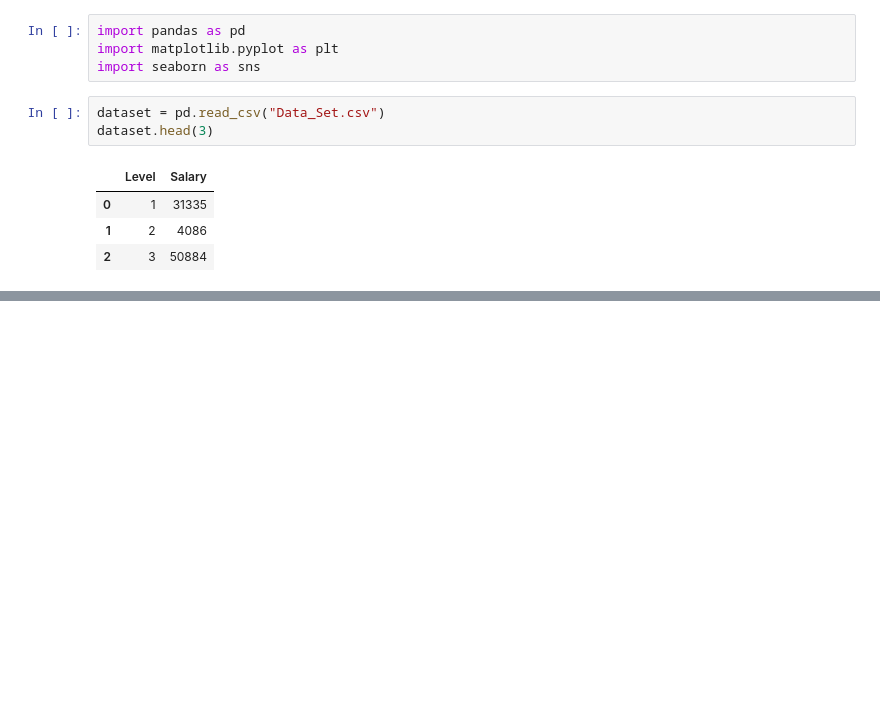
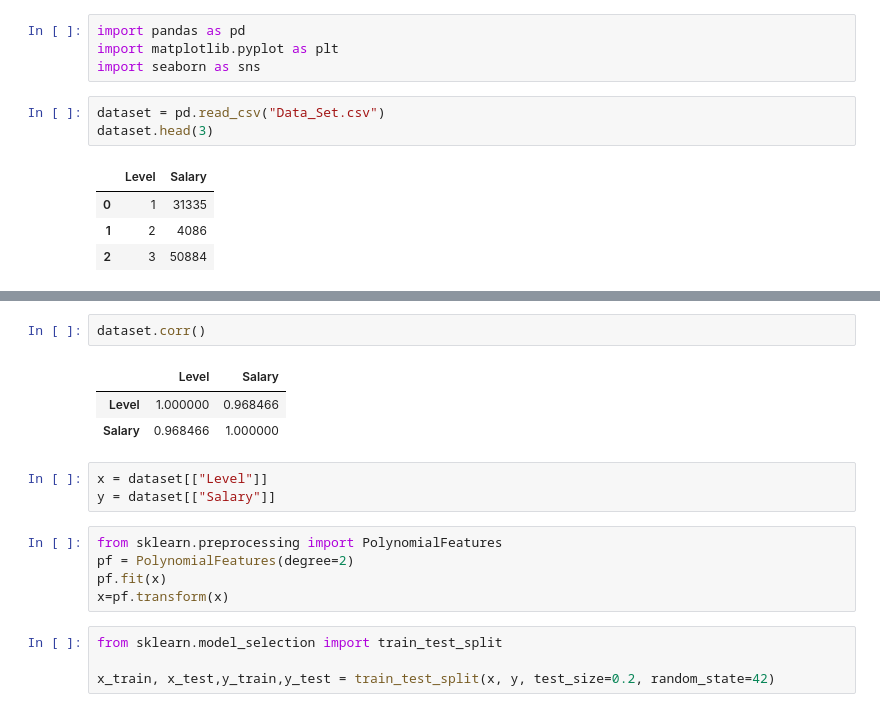
Before and after one commit to Its-Vikas-xd/Machine-Learning, a Jupyter notebook: Supervised Machine Learning/Linear Regression/Polynomial Regression/Polynomial_Regression.ipynb, the cells around one changed output, grey strips where cells are left out. Cells and saved outputs as stored; diff of their text form; blank space fills up the shorter version.

```diff
--- a/Supervised Machine Learning/Linear Regression/Polynomial Regression/Polynomial_Regression.ipynb
+++ b/Supervised Machine Learning/Linear Regression/Polynomial Regression/Polynomial_Regression.ipynb
@@ -17,0 +20,18 @@ plt.show()
+# %%
+dataset.corr()
+# %% [output]
+|  | Level | Salary |
+| Level | 1.000000 | 0.968466 |
+| Salary | 0.968466 | 1.000000 |
+# %%
+x = dataset[["Level"]]
+y = dataset[["Salary"]]
+# %%
+from sklearn.preprocessing import PolynomialFeatures
+pf = PolynomialFeatures(degree=2)
+pf.fit(x)
+x=pf.transform(x)
+# %%
+from sklearn.model_selection import train_test_split
+
+x_train, x_test,y_train,y_test = train_test_split(x, y, test_size=0.2, random_state=42)
```
Also changed, not shown: parts of 4 cells of this notebook.
